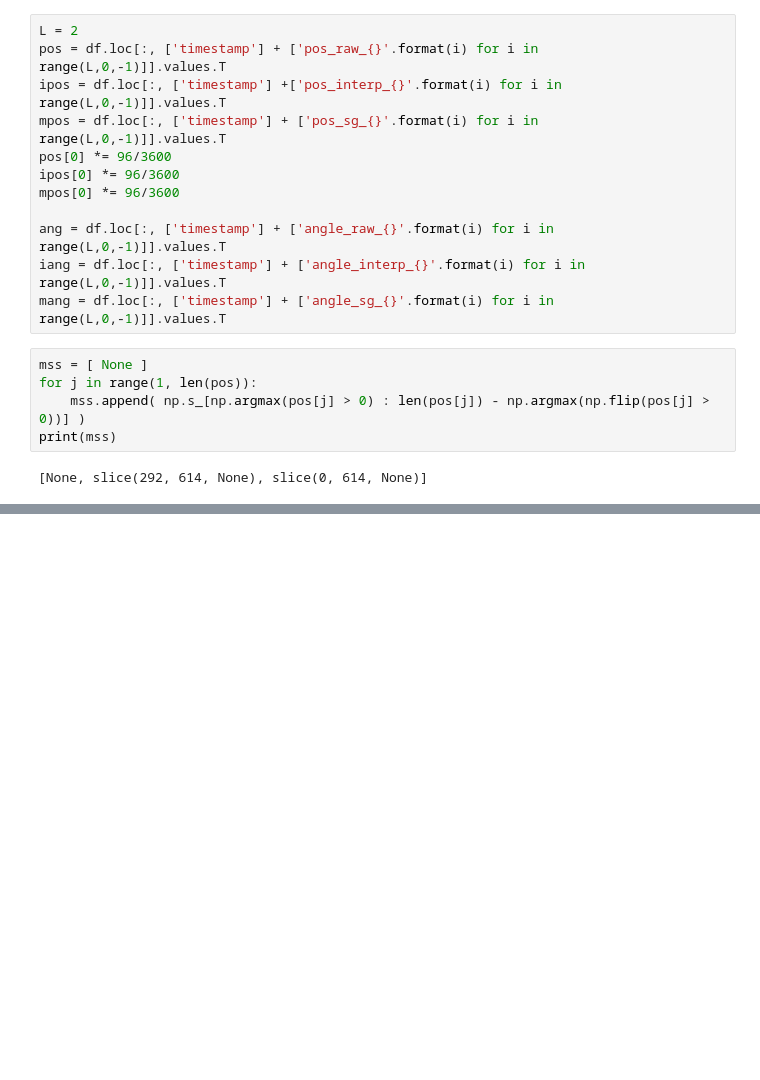
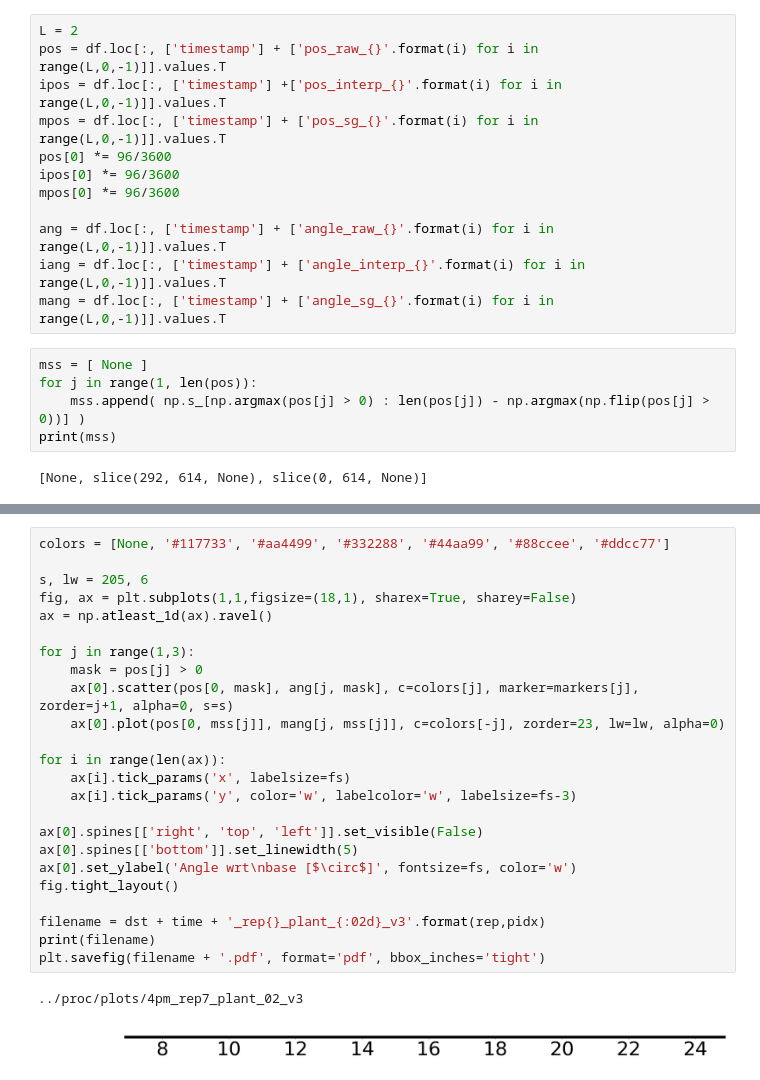
Before and after one commit to ejamezquita/cuscuta, a Jupyter notebook: jupyter/02_angle_tiff-Copy1.ipynb, the cells around one changed output, grey strips where cells are left out. Drawn from its saved outputs; the diff is of its cells as text; blank space fills up the shorter version.

```diff
--- a/jupyter/02_angle_tiff-Copy1.ipynb
+++ b/jupyter/02_angle_tiff-Copy1.ipynb
@@ -509,0 +512,27 @@ plt.savefig(filename + '.pdf', format='pdf', bbox_inches='tight')
+# %%
+colors = [None, '#117733', '#aa4499', '#332288', '#44aa99', '#88ccee', '#ddcc77']
+
+s, lw = 205, 6
+fig, ax = plt.subplots(1,1,figsize=(18,1), sharex=True, sharey=False)
+ax = np.atleast_1d(ax).ravel()
+
+for j in range(1,3):
+    mask = pos[j] > 0
+    ax[0].scatter(pos[0, mask], ang[j, mask], c=colors[j], marker=markers[j],  zorder=j+1, alpha=0, s=s)
+    ax[0].plot(pos[0, mss[j]], mang[j, mss[j]], c=colors[-j], zorder=23, lw=lw, alpha=0)
+
+for i in range(len(ax)):
+    ax[i].tick_params('x', labelsize=fs)
+    ax[i].tick_params('y', color='w', labelcolor='w', labelsize=fs-3)
+
+ax[0].spines[['right', 'top', 'left']].set_visible(False)
+ax[0].spines[['bottom']].set_linewidth(5)
+ax[0].set_ylabel('Angle wrt\nbase [$\circ$]', fontsize=fs, color='w')
+fig.tight_layout()
+
+filename = dst + time + '_rep{}_plant_{:02d}_v3'.format(rep,pidx)
+print(filename)
+plt.savefig(filename + '.pdf', format='pdf', bbox_inches='tight')
+# %% [output]
+../proc/plots/4pm_rep7_plant_02_v3
+[figure, added]
```
Also changed, not shown: parts of 6 cells of this notebook.
